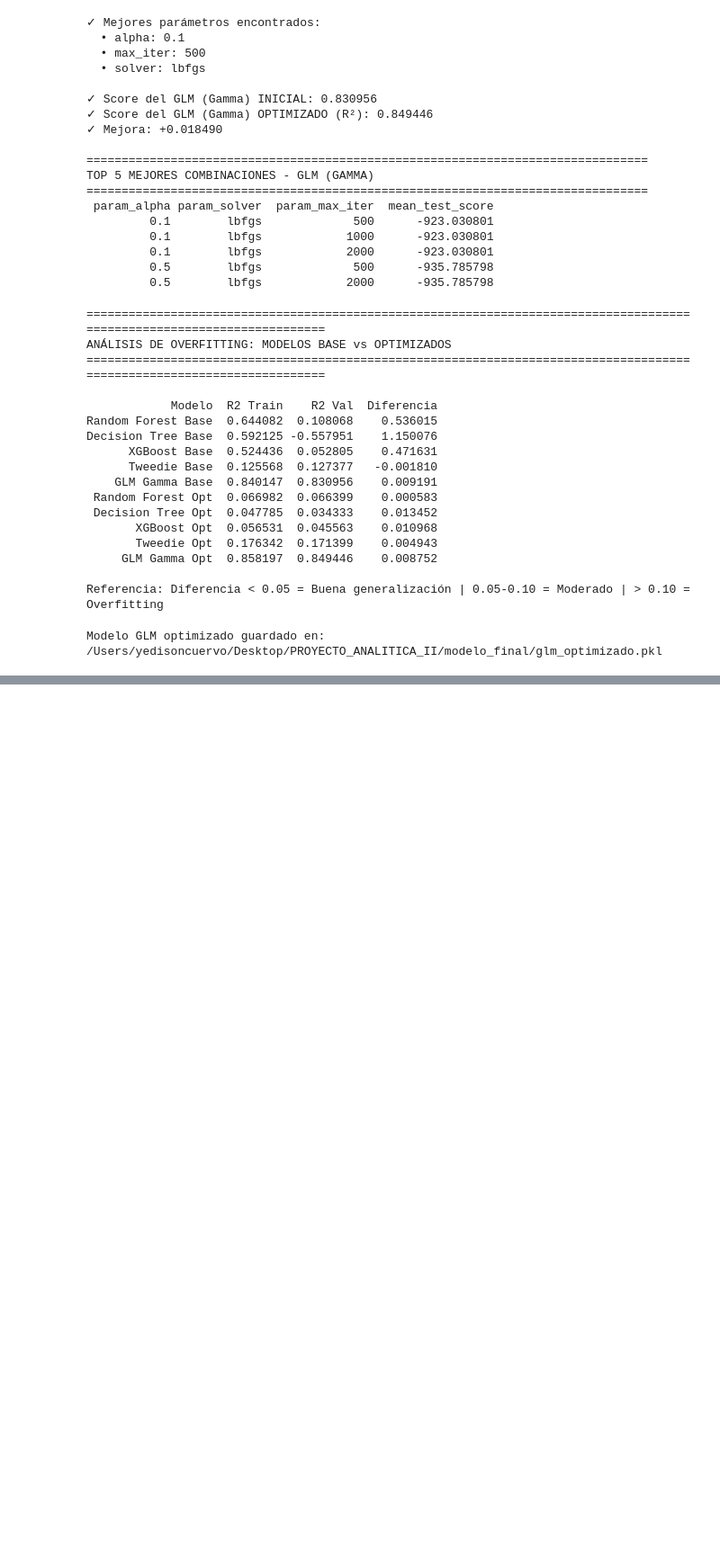
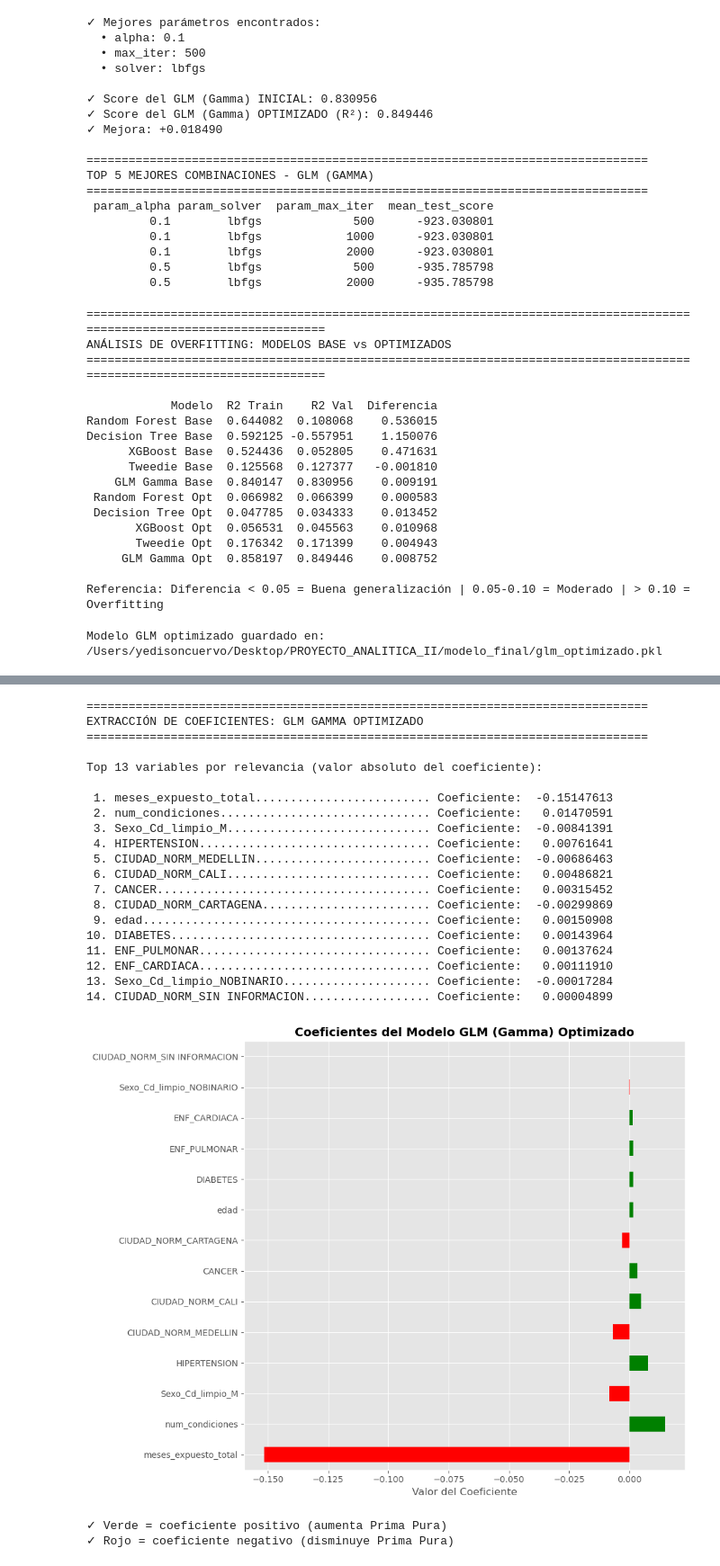
Before and after one commit to yacuervo18/Proyecto_Analitica_II, a Jupyter notebook: src/Algoritmos_Seleccionados_Avance2.ipynb, the cells around one changed output, grey strips where cells are left out. Shown at 90% size. Cells and saved outputs as stored; diff of their text form; code cells hidden in the pictures; blank space fills up the shorter version.

Commit message:
Ejecucion de coeficientes para observar relevancia de variables

```diff
--- a/src/Algoritmos_Seleccionados_Avance2.ipynb
+++ b/src/Algoritmos_Seleccionados_Avance2.ipynb
@@ -1034,0 +1040,46 @@ Modelo GLM optimizado guardado en: /Users/yedisoncuervo/Desktop/PROYECTO_ANALITI
+# %%
+print("=" * 80)
+print("EXTRACCIÓN DE COEFICIENTES: GLM GAMMA OPTIMIZADO")
+print("=" * 80)
+
+# Extraer coeficientes de GLM Gamma
+coef_glm = pd.Series(glm_optimizado.coef_, index=X.columns).sort_values(ascending=False, key=abs)
+
+print("\nTop 13 variables por relevancia (valor absoluto del coeficiente):\n")
+for i, (variable, coef) in enumerate(coef_glm.items(), 1):
+    print(f"{i:2d}. {variable:.<45} Coeficiente: {coef:>12.8f}")
+
+# Visualizar
+fig, ax = plt.subplots(figsize=(10, 8))
+coef_glm.plot(kind='barh', ax=ax, color=['green' if x > 0 else 'red' for x in coef_glm])
+ax.set_title('Coeficientes del Modelo GLM (Gamma) Optimizado', fontsize=14, fontweight='bold')
+ax.set_xlabel('Valor del Coeficiente')
+plt.tight_layout()
+plt.show()
+
+print("\n✓ Verde = coeficiente positivo (aumenta Prima Pura)")
+print("✓ Rojo = coeficiente negativo (disminuye Prima Pura)")
+# %% [output]
+================================================================================
+EXTRACCIÓN DE COEFICIENTES: GLM GAMMA OPTIMIZADO
+================================================================================
+
+Top 13 variables por relevancia (valor absoluto del coeficiente):
+
+ 1. meses_expuesto_total......................... Coeficiente:  -0.15147613
+ 2. num_condiciones.............................. Coeficiente:   0.01470591
+ 3. Sexo_Cd_limpio_M............................. Coeficiente:  -0.00841391
+ 4. HIPERTENSION................................. Coeficiente:   0.00761641
+ 5. CIUDAD_NORM_MEDELLIN......................... Coeficiente:  -0.00686463
+ 6. CIUDAD_NORM_CALI............................. Coeficiente:   0.00486821
+ 7. CANCER....................................... Coeficiente:   0.00315452
+ 8. CIUDAD_NORM_CARTAGENA........................ Coeficiente:  -0.00299869
+ 9. edad......................................... Coeficiente:   0.00150908
+10. DIABETES..................................... Coeficiente:   0.00143964
+11. ENF_PULMONAR................................. Coeficiente:   0.00137624
+12. ENF_CARDIACA................................. Coeficiente:   0.00111910
+13. Sexo_Cd_limpio_NOBINARIO..................... Coeficiente:  -0.00017284
+14. CIUDAD_NORM_SIN INFORMACION.................. Coeficiente:   0.00004899
+[figure, added]
+✓ Verde = coeficiente positivo (aumenta Prima Pura)
+✓ Rojo = coeficiente negativo (disminuye Prima Pura)
```
Also changed, not shown: parts of 1 cell of this notebook.
